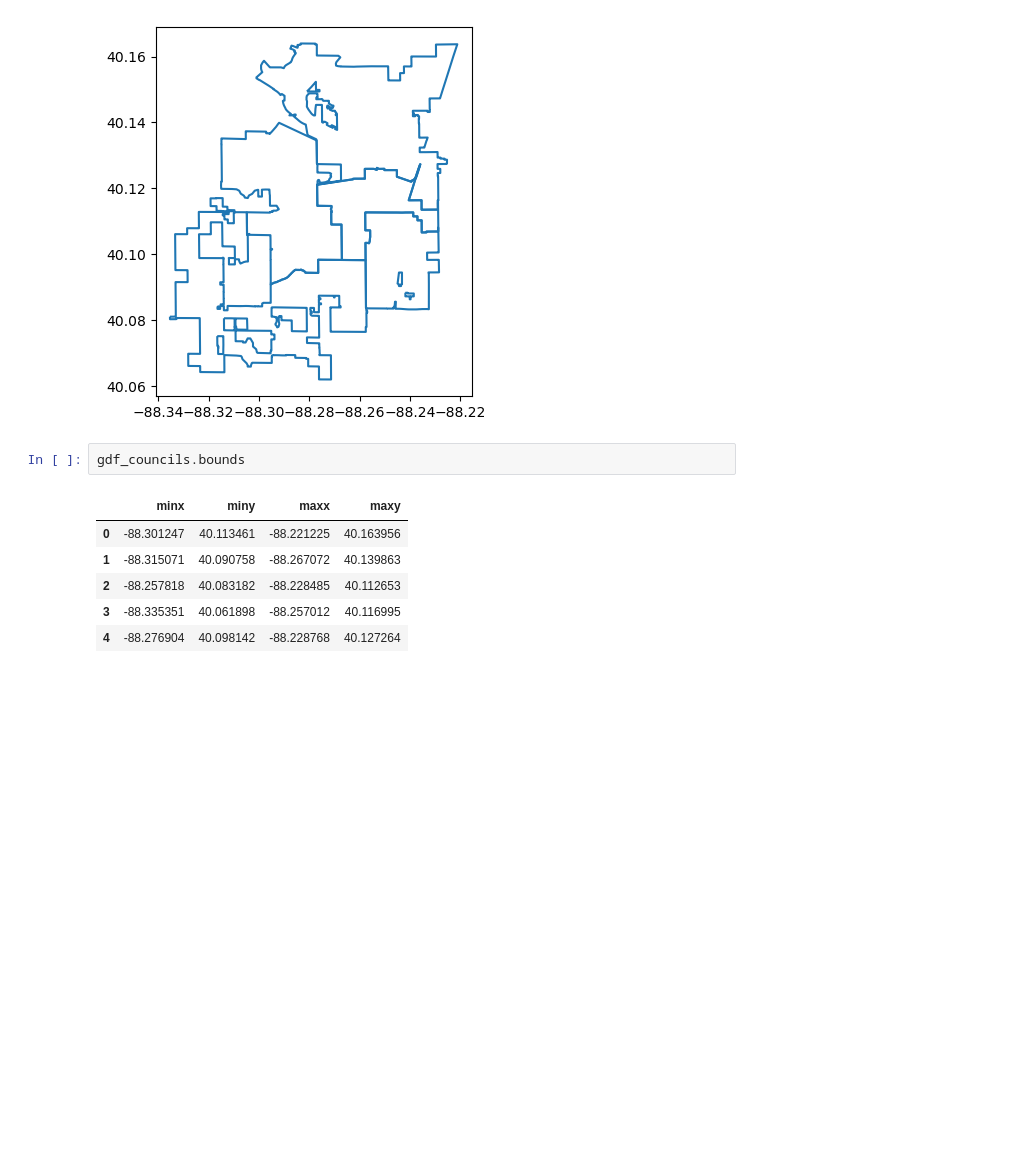
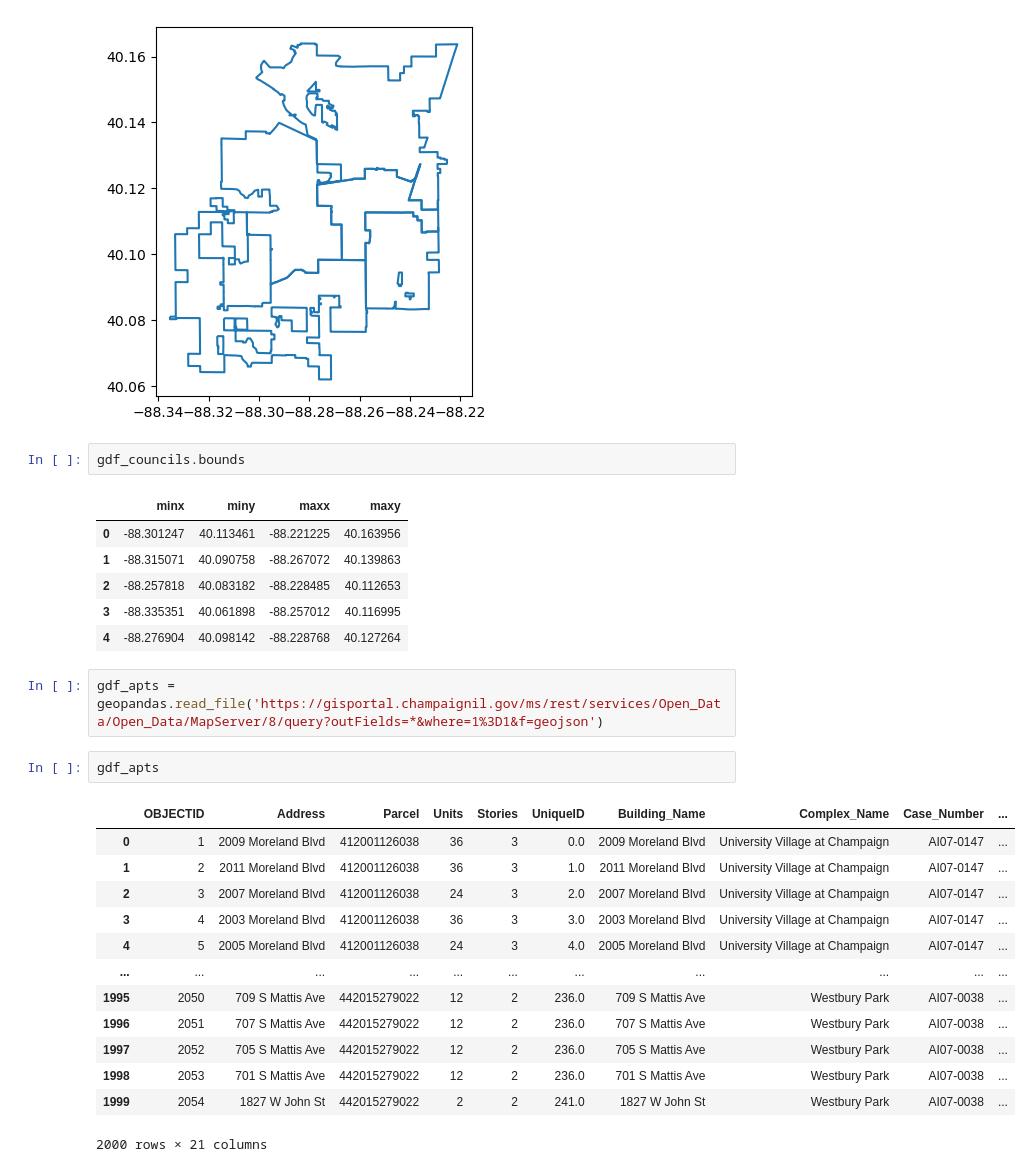
Before and after one commit to UIUC-iSchool-DataViz/is445_obuobg_spring2026, a Jupyter notebook: week07/inClass_week07.ipynb, the cells around one changed output. Saved outputs shown, nothing was run; the diff lists cells and outputs as text; blank space fills up the shorter version.

```diff
--- a/week07/inClass_week07.ipynb
+++ b/week07/inClass_week07.ipynb
@@ -208,3 +208,21 @@ gdf_councils.bounds
 | 2 | -88.257818 | 40.083182 | -88.228485 | 40.112653 |
 | 3 | -88.335351 | 40.061898 | -88.257012 | 40.116995 |
 | 4 | -88.276904 | 40.098142 | -88.228768 | 40.127264 |
+# %%
+gdf_apts = geopandas.read_file('https://gisportal.champaignil.gov/ms/rest/services/Open_Data/Open_Data/MapServer/8/query?outFields=*&where=1%3D1&f=geojson')
+# %%
+gdf_apts
+# %% [output]
+|  | OBJECTID | Address | Parcel | Units | Stories | UniqueID | Building_Name | Complex_Name | Case_Number | ... |
+| 0 | 1 | 2009 Moreland Blvd | 412001126038 | 36 | 3 | 0.0 | 2009 Moreland Blvd | University Village at Champaign | AI07-0147 | ... |
+| 1 | 2 | 2011 Moreland Blvd | 412001126038 | 36 | 3 | 1.0 | 2011 Moreland Blvd | University Village at Champaign | AI07-0147 | ... |
+| 2 | 3 | 2007 Moreland Blvd | 412001126038 | 24 | 3 | 2.0 | 2007 Moreland Blvd | University Village at Champaign | AI07-0147 | ... |
+| 3 | 4 | 2003 Moreland Blvd | 412001126038 | 36 | 3 | 3.0 | 2003 Moreland Blvd | University Village at Champaign | AI07-0147 | ... |
+| 4 | 5 | 2005 Moreland Blvd | 412001126038 | 24 | 3 | 4.0 | 2005 Moreland Blvd | University Village at Champaign | AI07-0147 | ... |
+| ... | ... | ... | ... | ... | ... | ... | ... | ... | ... | ... |
+| 1995 | 2050 | 709 S Mattis Ave | 442015279022 | 12 | 2 | 236.0 | 709 S Mattis Ave | Westbury Park | AI07-0038 | ... |
+| 1996 | 2051 | 707 S Mattis Ave | 442015279022 | 12 | 2 | 236.0 | 707 S Mattis Ave | Westbury Park | AI07-0038 | ... |
+| 1997 | 2052 | 705 S Mattis Ave | 442015279022 | 12 | 2 | 236.0 | 705 S Mattis Ave | Westbury Park | AI07-0038 | ... |
+| 1998 | 2053 | 701 S Mattis Ave | 442015279022 | 12 | 2 | 236.0 | 701 S Mattis Ave | Westbury Park | AI07-0038 | ... |
+| 1999 | 2054 | 1827 W John St | 442015279022 | 2 | 2 | 241.0 | 1827 W John St | Westbury Park | AI07-0038 | ... |
+2000 rows × 21 columns
```
